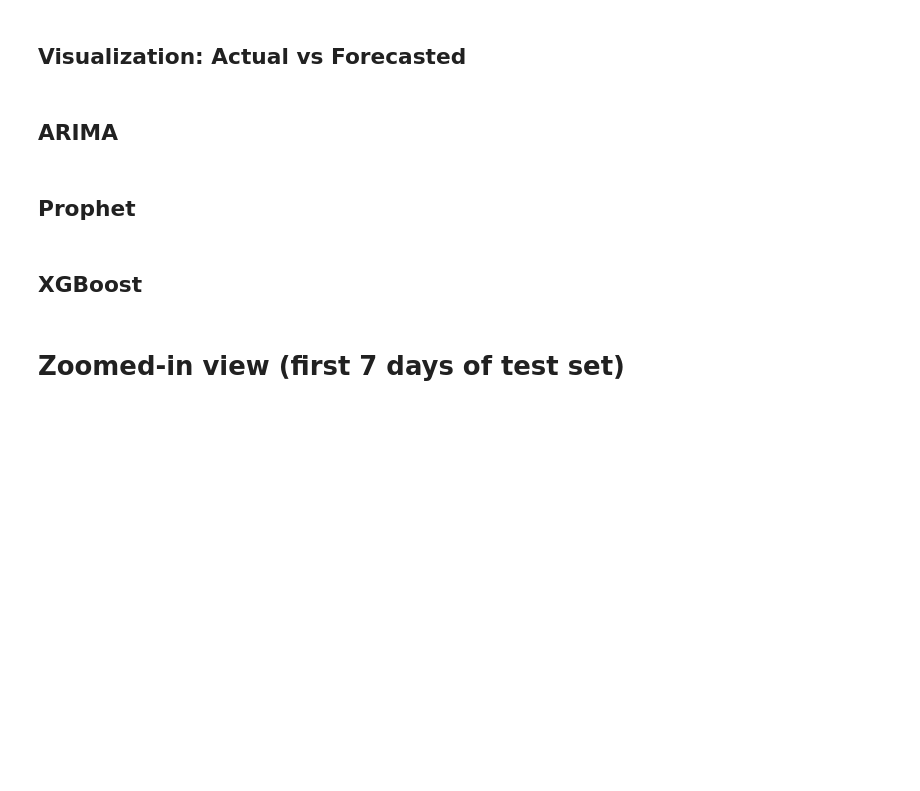
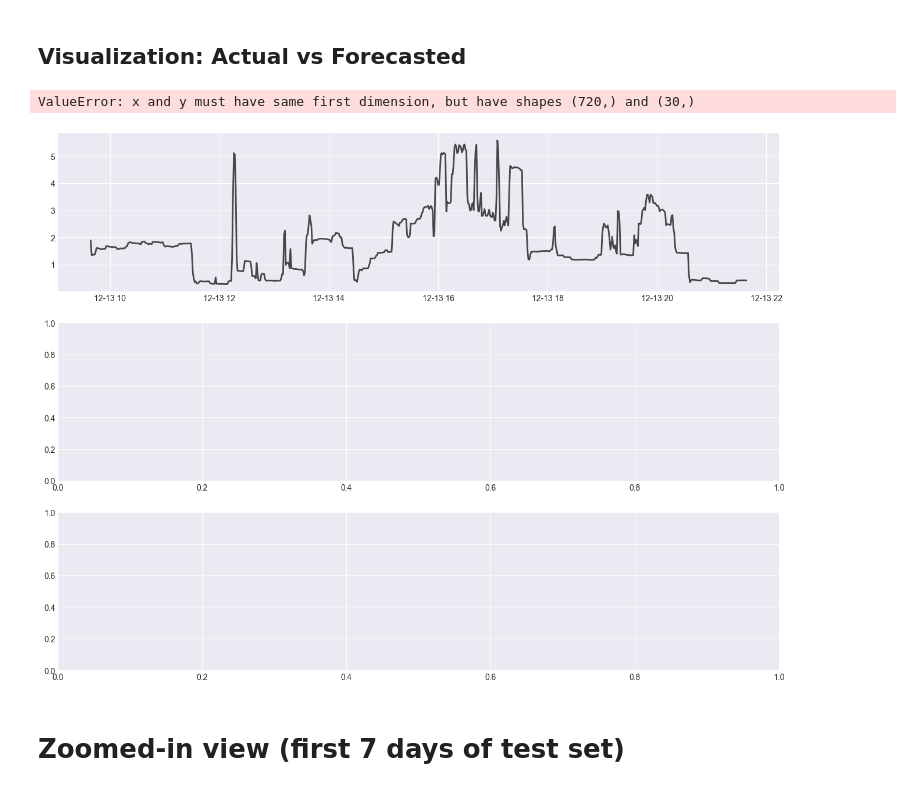
Before and after one commit to RajaRayyanAmeer/Data-Science-and-Analytics-Internship-Phase-2, a Jupyter notebook: Task3_HouseHold_Power_Consumption.ipynb, the cells around one changed output. Drawn from its saved outputs; the diff is of its cells as text; code cells hidden in the pictures; blank space fills up the shorter version.

Commit message:
Correcting the Test_Dates and Actual_Dates Variables

```diff
--- a/Task3_HouseHold_Power_Consumption.ipynb
+++ b/Task3_HouseHold_Power_Consumption.ipynb
@@ -446,7 +455,7 @@ for lag in [1, 2, 24, 168]:  # 1h, 2h, 1day, 1week
     df_features[f'lag_{lag}'] = df_features['Global_active_power'].shift(lag)
 
 # Fill NaN values created by lagging
-df_features.fillna(method='bfill', inplace=True)
+df_features.bfill(inplace=True)
 
 # Add lagged features to feature columns
 lag_features = [f'lag_{lag}' for lag in [1, 2, 24, 168]]
@@ -556,13 +590,44 @@ fig, axes = plt.subplots(3, 1, figsize=(16, 12))
-# %% [markdown]
-## ARIMA
 # %%
+# Prepare data for visualization
+test_dates = test_data.index[-len(arima_predictions):]
+actual_values = test_data['Global_active_power'].values[-len(arima_predictions):]
+
+# Create comprehensive comparison plot
+fig, axes = plt.subplots(3, 1, figsize=(16, 12))
+
+# ARIMA
 axes[0].plot(test_dates, actual_values, label='Actual', linewidth=2, color='black', alpha=0.7)
 axes[0].plot(test_dates, arima_predictions, label='ARIMA Forecast', linewidth=2, color='#3498db', alpha=0.8)
 axes[0].fill_between(test_dates, actual_values, arima_predictions, alpha=0.2, color='#3498db')
 axes[0].set_title(f'ARIMA Model - Actual vs Forecast (MAE: {arima_mae:.4f} kW, RMSE: {arima_rmse:.4f} kW)',
                   fontsize=14, fontweight='bold')
 axes[0].set_ylabel('Power (kW)', fontsize=11)
 axes[0].legend(loc='upper right', fontsize=10)
 axes[0].grid(True, alpha=0.3)
+
+# Prophet
+axes[1].plot(test_dates, actual_values, label='Actual', linewidth=2, color='black', alpha=0.7)
+axes[1].plot(test_dates, prophet_predictions['yhat'].values, label='Prophet Forecast', linewidth=2, color='#e74c3c', alpha=0.8)
+axes[1].fill_between(test_dates, actual_values, prophet_predictions['yhat'].values, alpha=0.2, color='#e74c3c')
+axes[1].set_title(f'Prophet Model - Actual vs Forecast (MAE: {prophet_mae:.4f} kW, RMSE: {prophet_rmse:.4f} kW)',
+                  fontsize=14, fontweight='bold')
+axes[1].set_ylabel('Power (kW)', fontsize=11)
+axes[1].legend(loc='upper right', fontsize=10)
+axes[1].grid(True, alpha=0.3)
+
+# XGBoost
+axes[2].plot(test_dates, actual_values, label='Actual', linewidth=2, color='black', alpha=0.7)
+axes[2].plot(test_dates, xgb_predictions, label='XGBoost Forecast', linewidth=2, color='#2ecc71', alpha=0.8)
+axes[2].fill_between(test_dates, actual_values, xgb_predictions, alpha=0.2, color='#2ecc71')
+axes[2].set_title(f'XGBoost Model - Actual vs Forecast (MAE: {xgb_mae:.4f} kW, RMSE: {xgb_rmse:.4f} kW)',
+                  fontsize=14, fontweight='bold')
+axes[2].set_xlabel('Date', fontsize=12)
+axes[2].set_ylabel('Power (kW)', fontsize=11)
+axes[2].legend(loc='upper right', fontsize=10)
+axes[2].grid(True, alpha=0.3)
+
+plt.tight_layout()
+plt.show()
+# %% [output]
+ValueError: x and y must have same first dimension, but have shapes (720,) and (30,)
+[figure, added]
-# %% [markdown]
-## Prophet
@@ -578,2 +633,0 @@ axes[1].grid(True, alpha=0.3)
-# %% [markdown]
-## XGBoost
```
Also changed, not shown: parts of 20 cells of this notebook.
